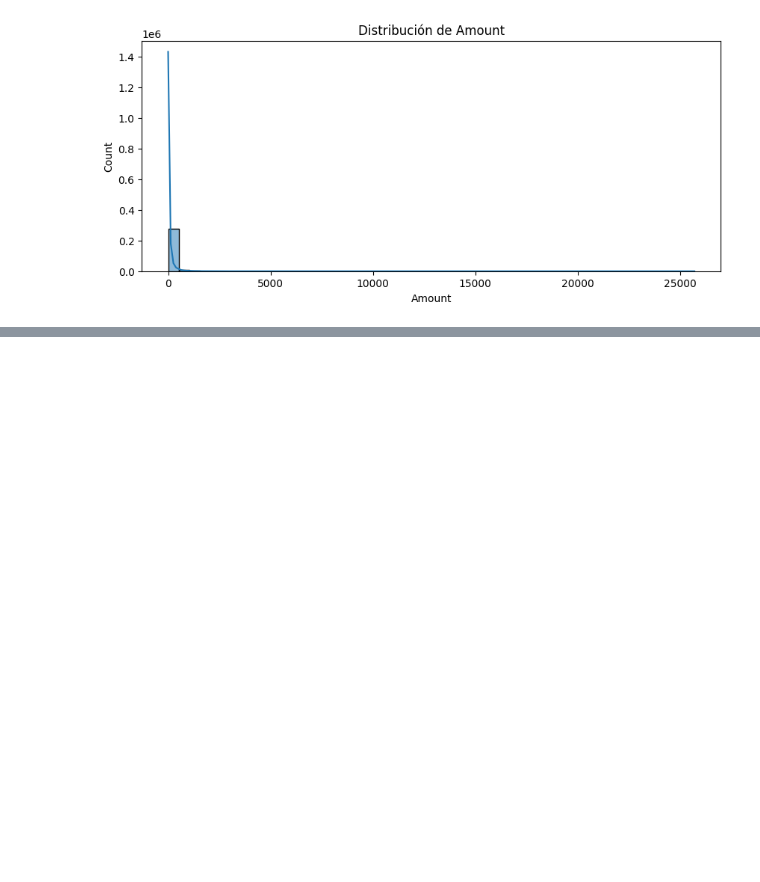
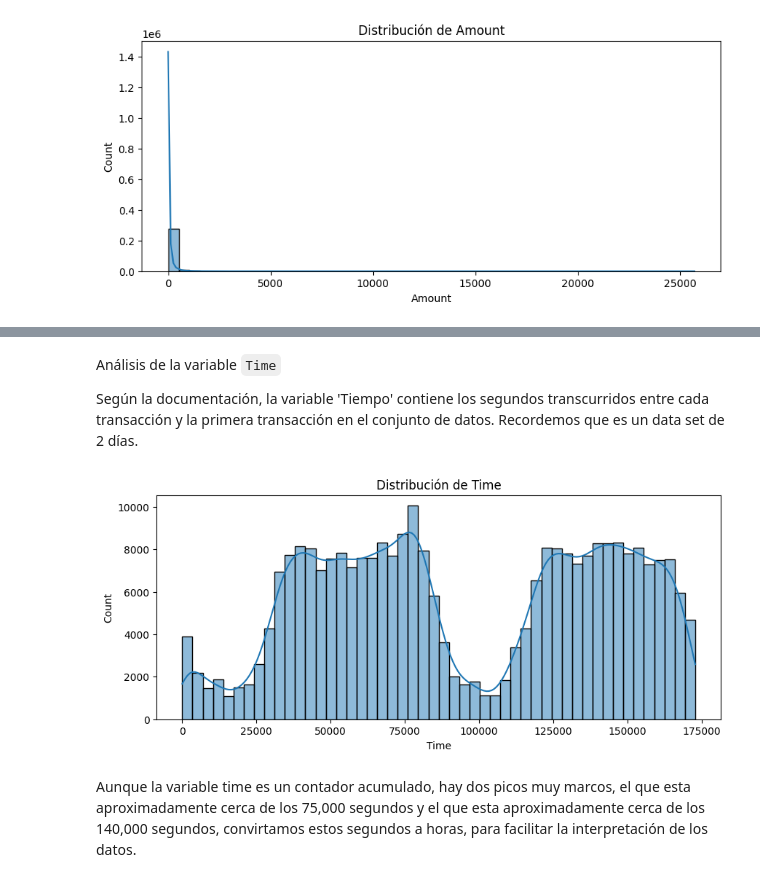
Before and after one commit to angelsosai/Deteccion_de_Anomalias_y_Fraude_en_Transacciones---Diplomado-en-Ciencia-de-datos, a Jupyter notebook: EDA.ipynb, the cells around one changed output, grey strips where cells are left out. Drawn from its saved outputs; the diff is of its cells as text; code cells hidden in the pictures; blank space fills up the shorter version.

````diff
--- a/EDA.ipynb
+++ b/EDA.ipynb
@@ -119,0 +161,13 @@ plt.show()
+# %% [markdown]
+Análisis de la variable ```Time```
+
+ Según la documentación, la variable 'Tiempo' contiene los segundos transcurridos entre cada transacción y la primera transacción en el conjunto de datos. Recordemos que es un data set de 2 días.
+# %%
+plt.figure(figsize=(10,4))
+sns.histplot(df['Time'], bins=50, kde=True)
+plt.title("Distribución de Time")
+plt.show()
+# %% [output]
+[figure, added]
+# %% [markdown]
+Aunque la variable time es un contador acumulado, hay dos picos muy marcos, el que esta aproximadamente cerca de los 75,000 segundos y el que esta aproximadamente cerca de los 140,000 segundos, convirtamos estos segundos a horas, para facilitar la interpretación de los datos.
````
Also changed, not shown: parts of 21 cells of this notebook.
